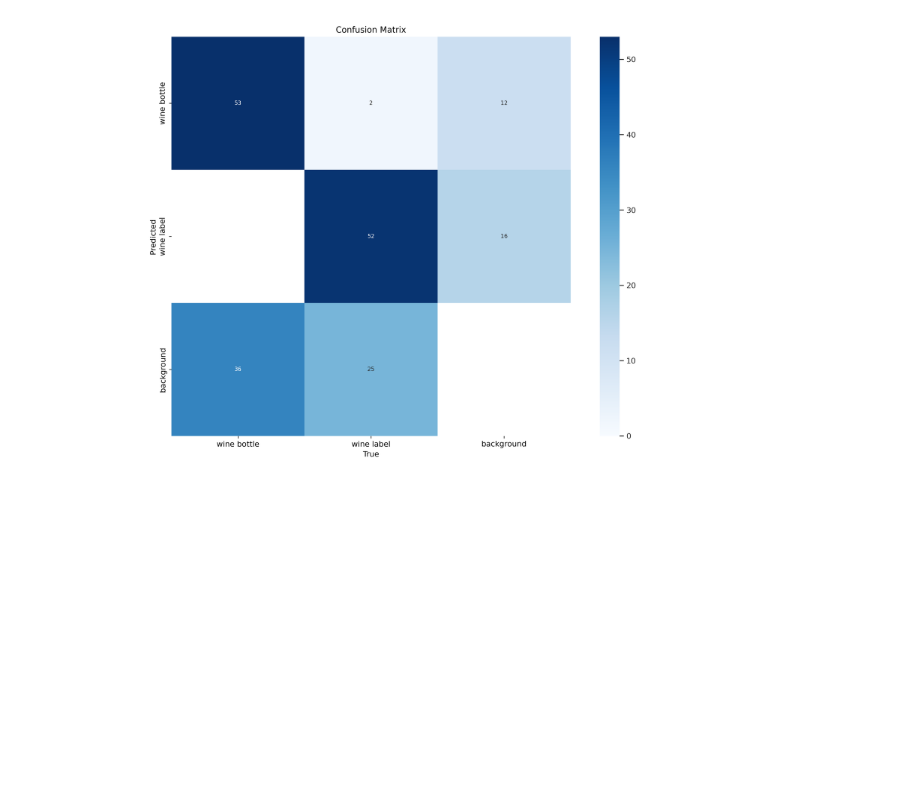
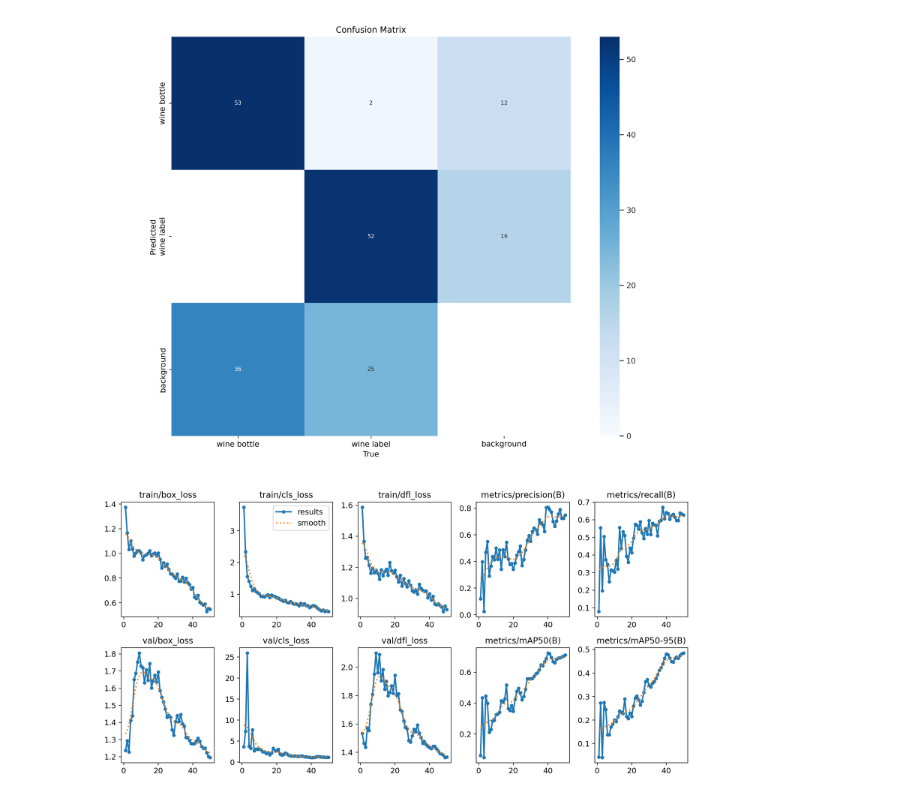
Before and after one commit to VarvaraZorina/Wine, a Jupyter notebook: Untitled1.ipynb, the cells around one changed output. Drawn from its saved outputs; the diff is of its cells as text; code cells hidden in the pictures; blank space fills up the shorter version.

```diff
--- a/Untitled1.ipynb
+++ b/Untitled1.ipynb
@@ -124,6 +124,12 @@ from IPython.display import Image as IPyImage
 IPyImage(filename=f'{HOME}/runs/detect/train/confusion_matrix.png', width=600)
 # %% [output]
 [figure]
+# %%
+from IPython.display import Image as IPyImage
+
+IPyImage(filename=f'{HOME}/runs/detect/train/results.png', width=600)
+# %% [output]
+[figure, added]
 # %%
 !yolo task=detect mode=predict model={HOME}/runs/detect/train/weights/best.pt conf=0.25 source={dataset.location}/test/images save=True
 # %% [output]
```
Also changed, not shown: parts of 6 cells of this notebook.
